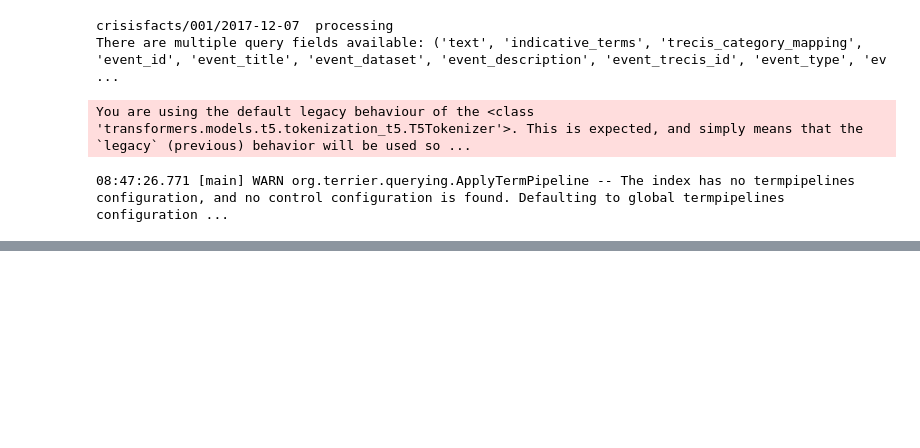
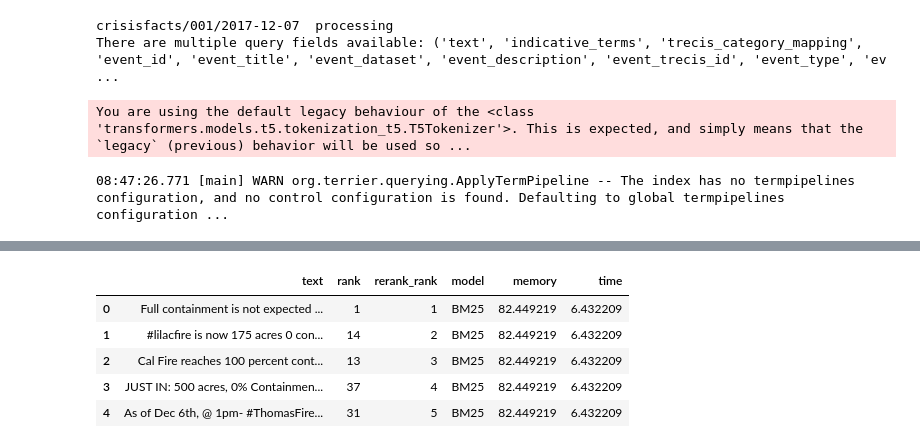
Before and after one commit to jaehobahng/crisisfacts_summarization, a Jupyter notebook: example.ipynb, the cells around one changed output, grey strips where cells are left out. Saved outputs shown, nothing was run; the diff lists cells and outputs as text; code cells hidden in the pictures; blank space fills up the shorter version.

```diff
--- a/example.ipynb
+++ b/example.ipynb
@@ -70,0 +262,9 @@ You are using the default legacy behaviour of the <class 'transformers.models.t5
+# %%
+consolidated_df[consolidated_df['model']=='BM25']
+# %% [output]
+|  | text | rank | rerank_rank | model | memory | time |
+| 0 | Full containment is not expected ... | 1 | 1 | BM25 | 82.449219 | 6.432209 |
+| 1 | #lilacfire is now 175 acres 0 con... | 14 | 2 | BM25 | 82.449219 | 6.432209 |
+| 2 | Cal Fire reaches 100 percent cont... | 13 | 3 | BM25 | 82.449219 | 6.432209 |
+| 3 | JUST IN: 500 acres, 0% Containmen... | 37 | 4 | BM25 | 82.449219 | 6.432209 |
+| 4 | As of Dec 6th, @ 1pm- #ThomasFire... | 31 | 5 | BM25 | 82.449219 | 6.432209 |
```
Also changed, not shown: parts of 20 cells of this notebook, 12 other files.
